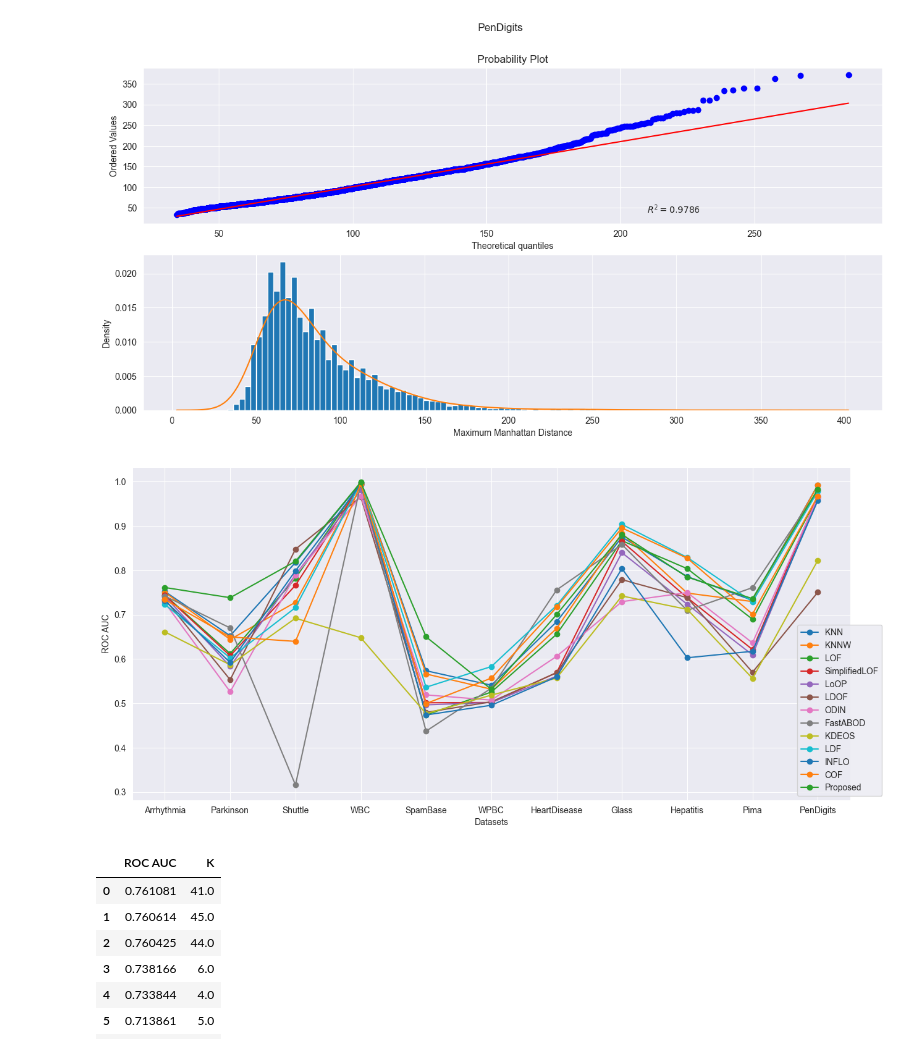
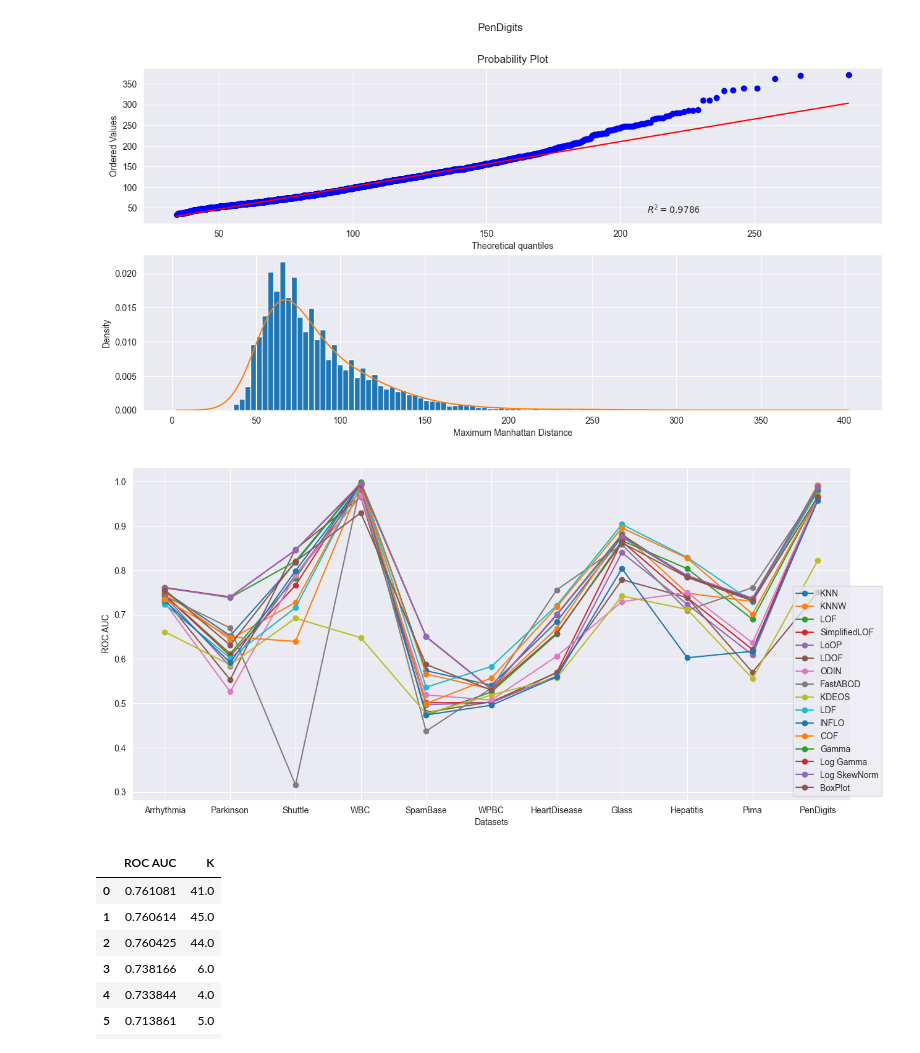
Before and after one commit to hodge-py/Outlier-Detection, a Jupyter notebook: Final_Version_Gamma_Max.ipynb, the cells around one changed output. Cells and saved outputs as stored; diff of their text form; code cells hidden in the pictures.

```diff
--- a/Final_Version_Gamma_Max.ipynb
+++ b/Final_Version_Gamma_Max.ipynb
@@ -232,29 +232,29 @@ a: 3.0093919902903634 Loc: 32.9185597750463, Scale: 17.572445168249992
 1.951012946250132 1128.0556455878313
 [figure]
 # %%
-valuesperSet = [[0.752,0.75008,0.74421,0.74339,0.74111,0.73452,0.72669,0.74176,0.66101,0.72286,0.73154,0.73385,0.761081489734203],
-[0.65235,0.64399,0.61196,0.60728,0.58312,0.55315,0.52608,0.66993,0.58673,0.60218,0.59198,0.64966,0.738166099773242],
-[0.81762,0.72785,0.78208,0.76608,0.78992,0.84754,0.789,0.316,0.69192,0.71585,0.79885,0.63969,0.820153846153846],
-[0.99718,0.99718,0.99671,0.9939,0.98028,0.96526,0.96737,0.99484,0.64789,0.99718,0.9939,0.99437,0.998591549295774],
-[0.57347,0.56618,0.47384,0.50119,0.49658,0.4796,0.5191,0.43721,0.47667,0.53641,0.47381,0.49945,0.650009471053444],
-[0.5409,0.53191,0.52543,0.50183,0.50183,0.50345,0.50726,0.53417,0.51853,0.58292,0.4957,0.55686,0.531562632098069],
-[0.68383,0.66883,0.65583,0.56933,0.56139,0.56906,0.60592,0.75567,0.55694,0.72056,0.55967,0.71683,0.700166666666666],
-[0.8748,0.8832,0.86667,0.86504,0.83957,0.77886,0.72927,0.85799,0.74201,0.90352,0.80379,0.89539,0.880487804878048],
-[0.78588,0.74856,0.80367,0.73823,0.72331,0.73823,0.74971,0.70953,0.71183,0.82893,0.60276,0.82721,0.784730195177956],
-[0.73224,0.72944,0.68955,0.62131,0.60922,0.57004,0.63637,0.76081,0.55621,0.72888,0.61728,0.70121,0.735914179104477],
-[0.99212,0.9916,0.96581,0.9668,0.96231,0.75034,0.96432,0.97979,0.82214,0.97791,0.95712,0.96695,0.982605605199025],
+valuesperSet = [[0.752,0.75008,0.74421,0.74339,0.74111,0.73452,0.72669,0.74176,0.66101,0.72286,0.73154,0.73385,0.761081489734203,0.760872592710488,0.759877844978513,0.755670062072258],
+[0.65235,0.64399,0.61196,0.60728,0.58312,0.55315,0.52608,0.66993,0.58673,0.60218,0.59198,0.64966,0.738166099773242,0.74000850340136,0.739158163265306,0.631164965986394],
+[0.81762,0.72785,0.78208,0.76608,0.78992,0.84754,0.789,0.316,0.69192,0.71585,0.79885,0.63969,0.820153846153846,0.845653846153846,0.845653846153846,0.819884615384615],
+[0.99718,0.99718,0.99671,0.9939,0.98028,0.96526,0.96737,0.99484,0.64789,0.99718,0.9939,0.99437,0.998591549295774,0.993661971830986,0.996244131455399,0.929577464788732],
+[0.57347,0.56618,0.47384,0.50119,0.49658,0.4796,0.5191,0.43721,0.47667,0.53641,0.47381,0.49945,0.650009471053444,0.650563127162793,0.650166261751645,0.587739886234271],
+[0.5409,0.53191,0.52543,0.50183,0.50183,0.50345,0.50726,0.53417,0.51853,0.58292,0.4957,0.55686,0.531562632098069,0.532196702832182,0.53170353670565,0.52973087219952],
+[0.68383,0.66883,0.65583,0.56933,0.56139,0.56906,0.60592,0.75567,0.55694,0.72056,0.55967,0.71683,0.700166666666666,0.699027777777777,0.700527777777777,0.657861111111111],
+[0.8748,0.8832,0.86667,0.86504,0.83957,0.77886,0.72927,0.85799,0.74201,0.90352,0.80379,0.89539,0.880487804878048,0.877777777777777,0.876151761517615,0.862059620596206],
+[0.78588,0.74856,0.80367,0.73823,0.72331,0.73823,0.74971,0.70953,0.71183,0.82893,0.60276,0.82721,0.784730195177956,0.785878300803674,0.788174512055109,0.784156142365097],
+[0.73224,0.72944,0.68955,0.62131,0.60922,0.57004,0.63637,0.76081,0.55621,0.72888,0.61728,0.70121,0.735914179104477,0.735671641791044,0.737190298507462,0.730988805970149],
+[0.99212,0.9916,0.96581,0.9668,0.96231,0.75034,0.96432,0.97979,0.82214,0.97791,0.95712,0.96695,0.982605605199025,0.987413688058489,0.987388302193338,0.966137794476035],
 ]
 datasets = ['Arrhythmia','Parkinson','Shuttle','WBC','SpamBase','WPBC','HeartDisease','Glass','Hepatitis','Pima','PenDigits']
 
-algo = ['KNN','KNNW','LOF','SimplifiedLOF','LoOP','LDOF','ODIN','FastABOD','KDEOS','LDF','INFLO','COF','Proposed']
+algo = ['KNN','KNNW','LOF','SimplifiedLOF','LoOP','LDOF','ODIN','FastABOD','KDEOS','LDF','INFLO','COF','Gamma', 'Log Gamma', 'Log SkewNorm', 'BoxPlot']
 
 plt.plot(datasets,valuesperSet,marker='o')
 plt.ylabel("ROC AUC")
 plt.xlabel("Datasets")
 plt.legend(algo,loc=4,bbox_to_anchor=(1.05,0))
 plt.show()
 # %% [output]
-[figure, old version]
+[figure, new version]
 # %%
 mainDataFrame = mainDataFrame.reshape((-1,2))
 # %%
```
Also changed, not shown: parts of 1 cell of this notebook, 4 other files.
